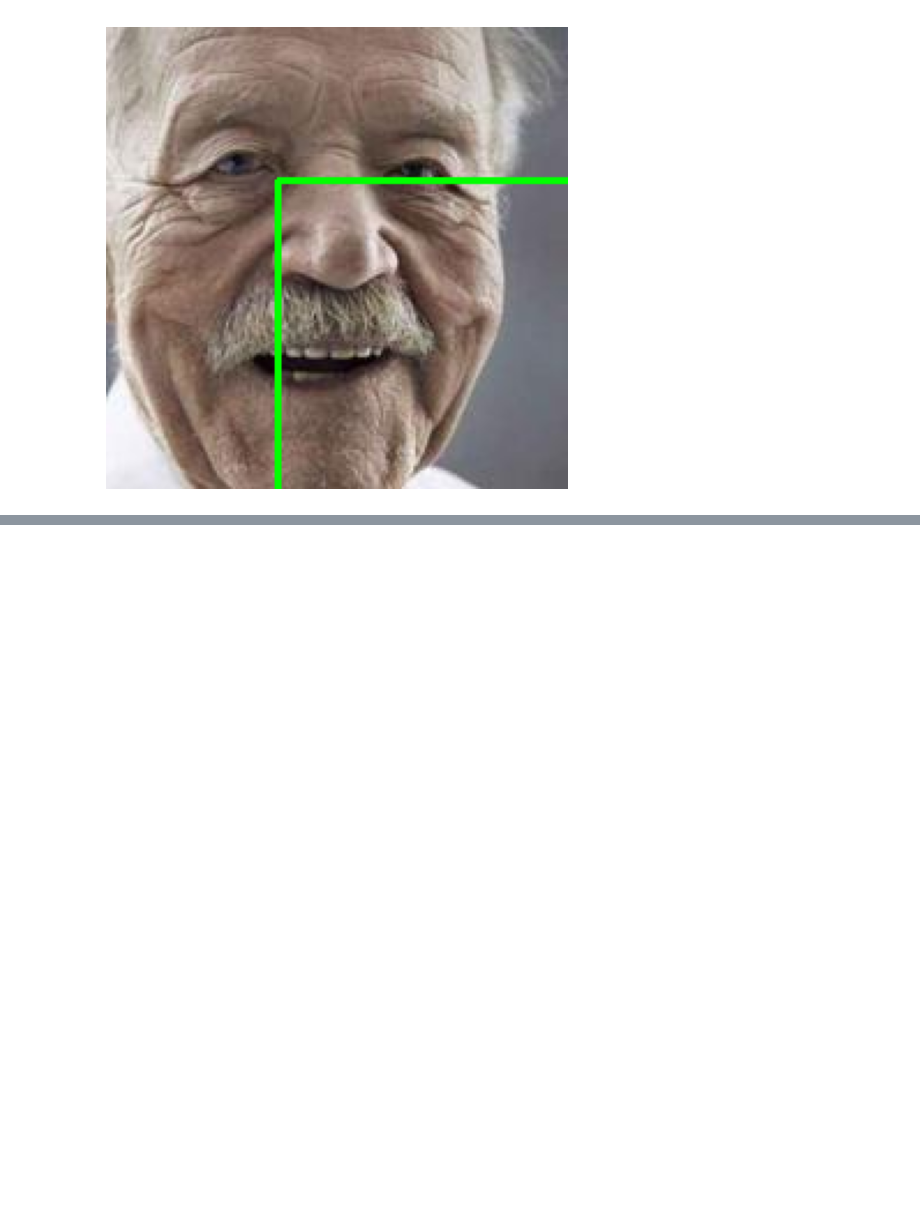
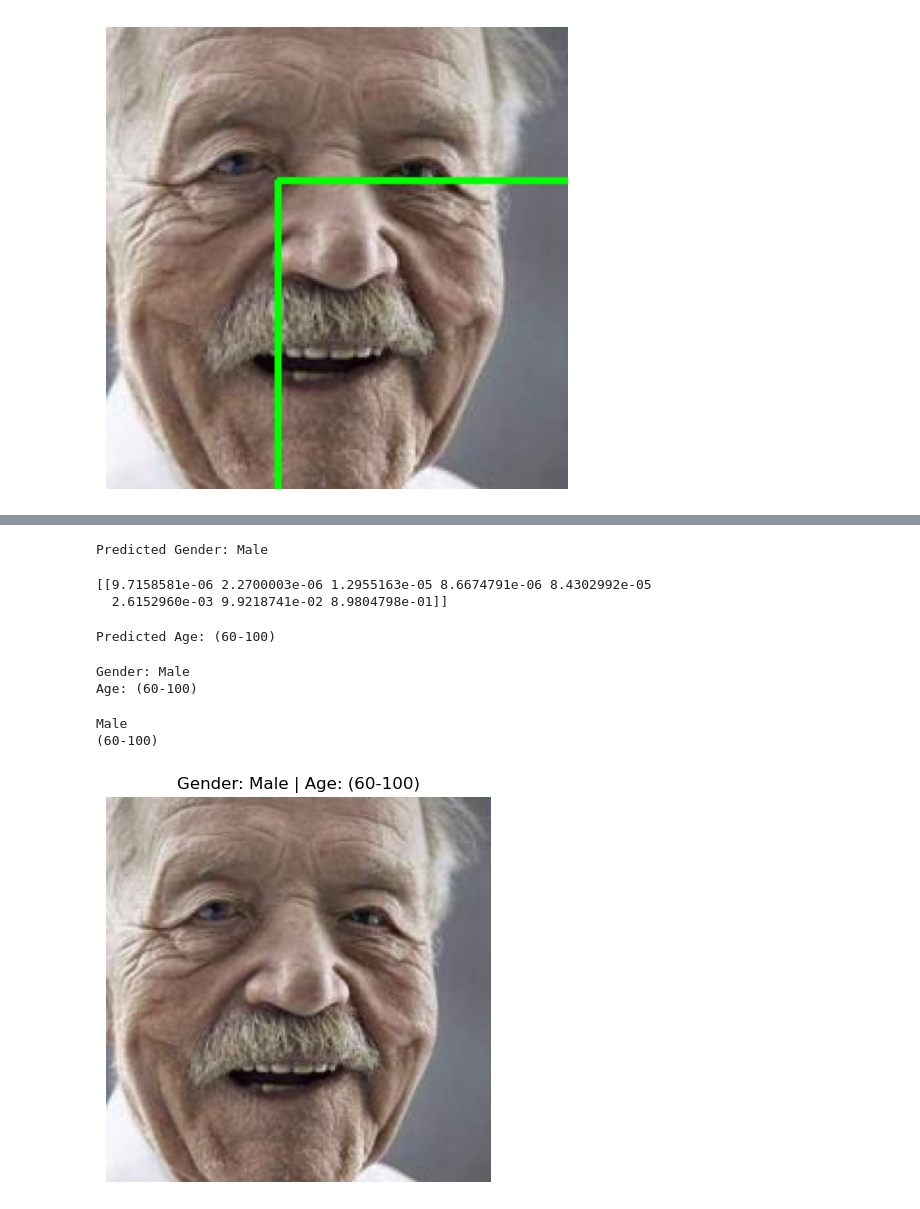
Before and after one commit to adri-chak/Gender-and-Age-Detector, a Jupyter notebook: GAdetector.ipynb, the cells around one changed output, grey strips where cells are left out. Cells and saved outputs as stored; diff of their text form; code cells hidden in the pictures; blank space fills up the shorter version.

```diff
--- a/GAdetector.ipynb
+++ b/GAdetector.ipynb
@@ -255,0 +272,32 @@ plt.show()
+# %%
+gender=genderList[genderPreds[0].argmax()]
+
+print("Predicted Gender:", gender)
+# %% [output]
+Predicted Gender: Male
+# %%
+ageList=[
+    '(0-2)',
+    '(4-6)',
+    '(8-12)',
+    '(15-20)',
+    '(25-32)',
+    '(38-43)',
+    '(48-53)',
+    '(60-100)'
+]
+
+ageNet.setInput(blob)
+
+agePreds=ageNet.forward()
+
+print(agePreds)
+# %% [output]
+[[9.7158581e-06 2.2700003e-06 1.2955163e-05 8.6674791e-06 8.4302992e-05
+  2.6152960e-03 9.9218741e-02 8.9804798e-01]]
+# %%
+age=ageList[agePreds[0].argmax()]
+
+print("Predicted Age:", age)
+# %% [output]
+Predicted Age: (60-100)
@@ -255,0 +343,7 @@ plt.show()
+# %%
+predict_age_gender(
+    "dataset/"+df.iloc[0]["filename"]
+)
+# %% [output]
+Gender: Male
+Age: (60-100)
@@ -255,0 +388,32 @@ plt.show()
+# %%
+gender, age = predict_age_gender(
+    "dataset/" + df.iloc[0]["filename"]
+)
+
+print(gender)
+print(age)
+# %% [output]
+Male
+(60-100)
+# %%
+import matplotlib.pyplot as plt
+
+image_path = "dataset/" + df.iloc[0]["filename"]
+
+gender, age = predict_age_gender(image_path)
+
+img = cv2.imread(image_path)
+img = cv2.cvtColor(img, cv2.COLOR_BGR2RGB)
+
+plt.figure(figsize=(5,5))
+plt.imshow(img)
+
+plt.title(
+    f"Gender: {gender} | Age: {age}",
+    fontsize=12
+)
+
+plt.axis("off")
+plt.show()
+# %% [output]
+[figure, added]
```
Also changed, not shown: parts of 27 cells of this notebook, 3 other files.
